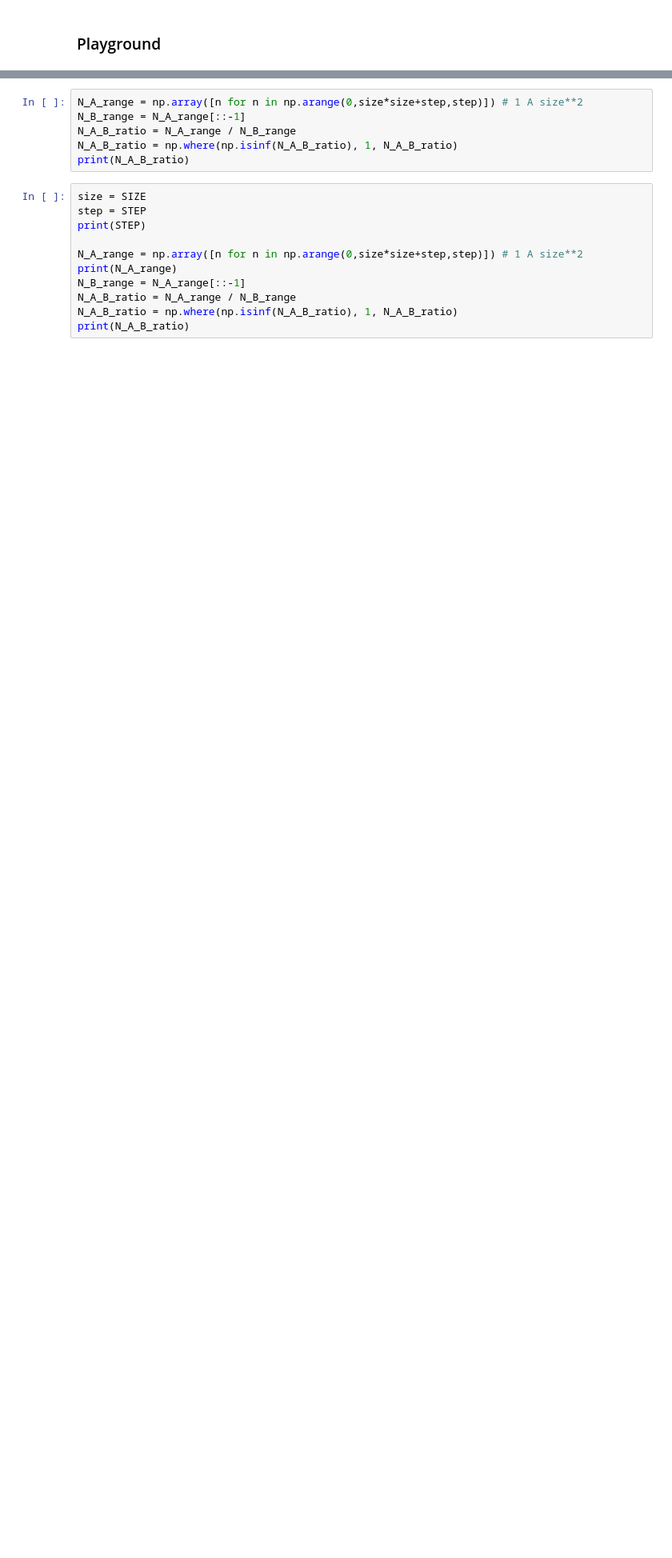
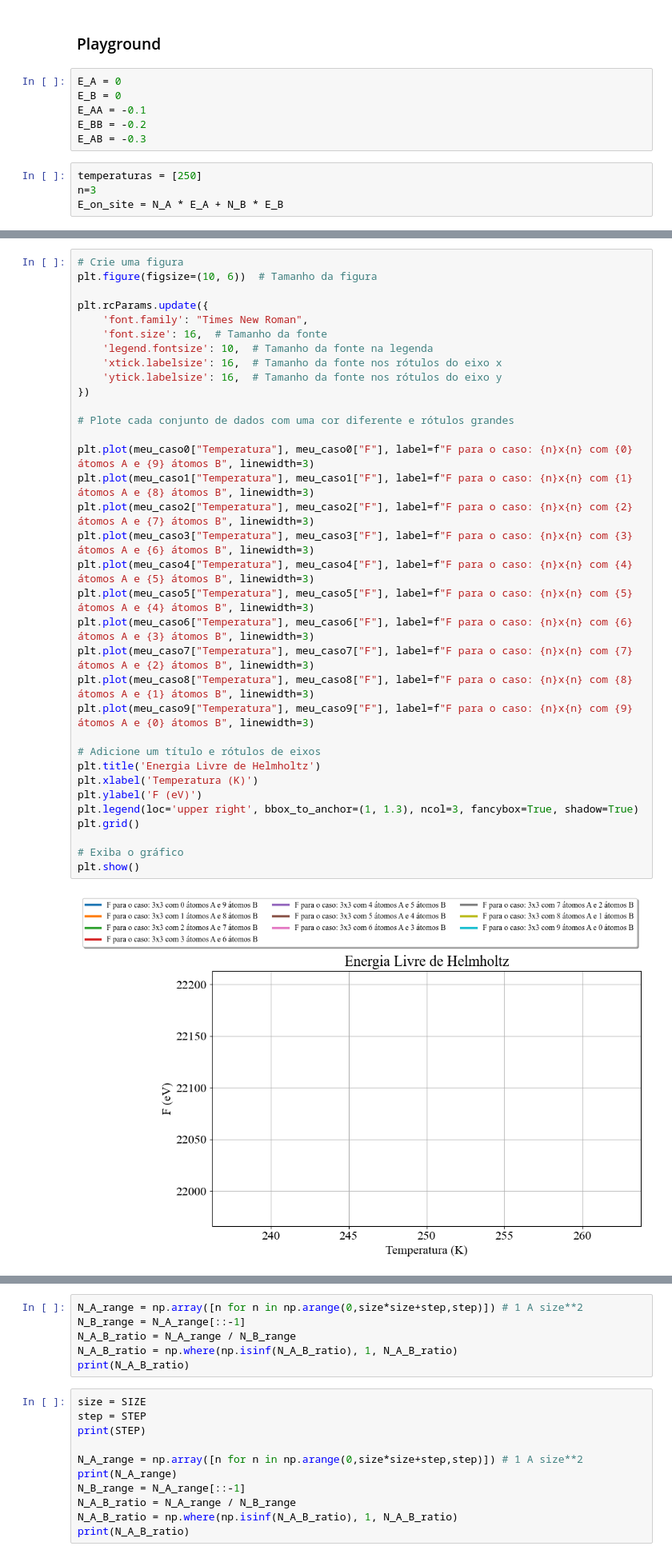
Before and after one commit to Gbeneti/ensemble_canonico, a Jupyter notebook: ensemble_canonico_mistura.ipynb, the cells around one changed output, grey strips where cells are left out. Shown: that part at 80% size. Cells and saved outputs as stored; diff of their text form; blank space fills up the shorter version.

```diff
--- a/ensemble_canonico_mistura.ipynb
+++ b/ensemble_canonico_mistura.ipynb
@@ -278,2 +259,12 @@ plt.tight_layout()
 # %% [markdown]
 ### Playground
+# %%
+E_A = 0
+E_B = 0
+E_AA = -0.1
+E_BB = -0.2
+E_AB = -0.3
+# %%
+temperaturas = [250]
+n=3
+E_on_site = N_A * E_A + N_B * E_B
@@ -280,3 +384,39 @@ plt.tight_layout()
+# %%
+# Crie uma figura
+plt.figure(figsize=(10, 6))  # Tamanho da figura
+
+plt.rcParams.update({
+    'font.family': "Times New Roman",
+    'font.size': 16,  # Tamanho da fonte
+    'legend.fontsize': 10,  # Tamanho da fonte na legenda
+    'xtick.labelsize': 16,  # Tamanho da fonte nos rótulos do eixo x
+    'ytick.labelsize': 16,  # Tamanho da fonte nos rótulos do eixo y
+})
+
+# Plote cada conjunto de dados com uma cor diferente e rótulos grandes
+
+plt.plot(meu_caso0["Temperatura"], meu_caso0["F"], label=f"F para o caso: {n}x{n} com {0} átomos A e {9} átomos B", linewidth=3)
+plt.plot(meu_caso1["Temperatura"], meu_caso1["F"], label=f"F para o caso: {n}x{n} com {1} átomos A e {8} átomos B", linewidth=3)
+plt.plot(meu_caso2["Temperatura"], meu_caso2["F"], label=f"F para o caso: {n}x{n} com {2} átomos A e {7} átomos B", linewidth=3)
+plt.plot(meu_caso3["Temperatura"], meu_caso3["F"], label=f"F para o caso: {n}x{n} com {3} átomos A e {6} átomos B", linewidth=3)
+plt.plot(meu_caso4["Temperatura"], meu_caso4["F"], label=f"F para o caso: {n}x{n} com {4} átomos A e {5} átomos B", linewidth=3)
+plt.plot(meu_caso5["Temperatura"], meu_caso5["F"], label=f"F para o caso: {n}x{n} com {5} átomos A e {4} átomos B", linewidth=3)
+plt.plot(meu_caso6["Temperatura"], meu_caso6["F"], label=f"F para o caso: {n}x{n} com {6} átomos A e {3} átomos B", linewidth=3)
+plt.plot(meu_caso7["Temperatura"], meu_caso7["F"], label=f"F para o caso: {n}x{n} com {7} átomos A e {2} átomos B", linewidth=3)
+plt.plot(meu_caso8["Temperatura"], meu_caso8["F"], label=f"F para o caso: {n}x{n} com {8} átomos A e {1} átomos B", linewidth=3)
+plt.plot(meu_caso9["Temperatura"], meu_caso9["F"], label=f"F para o caso: {n}x{n} com {9} átomos A e {0} átomos B", linewidth=3)
+
+# Adicione um título e rótulos de eixos
+plt.title('Energia Livre de Helmholtz')
+plt.xlabel('Temperatura (K)')
+plt.ylabel('F (eV)')
+plt.legend(loc='upper right', bbox_to_anchor=(1, 1.3), ncol=3, fancybox=True, shadow=True)
+plt.grid()
+
+# Exiba o gráfico
+plt.show()
+# %% [output]
+[figure, added]
 # %%
 def analise(size, N_a_range, temperatura):
     energia_matrix_list = []
```
Also changed, not shown: parts of 12 cells of this notebook, 3 other files.
